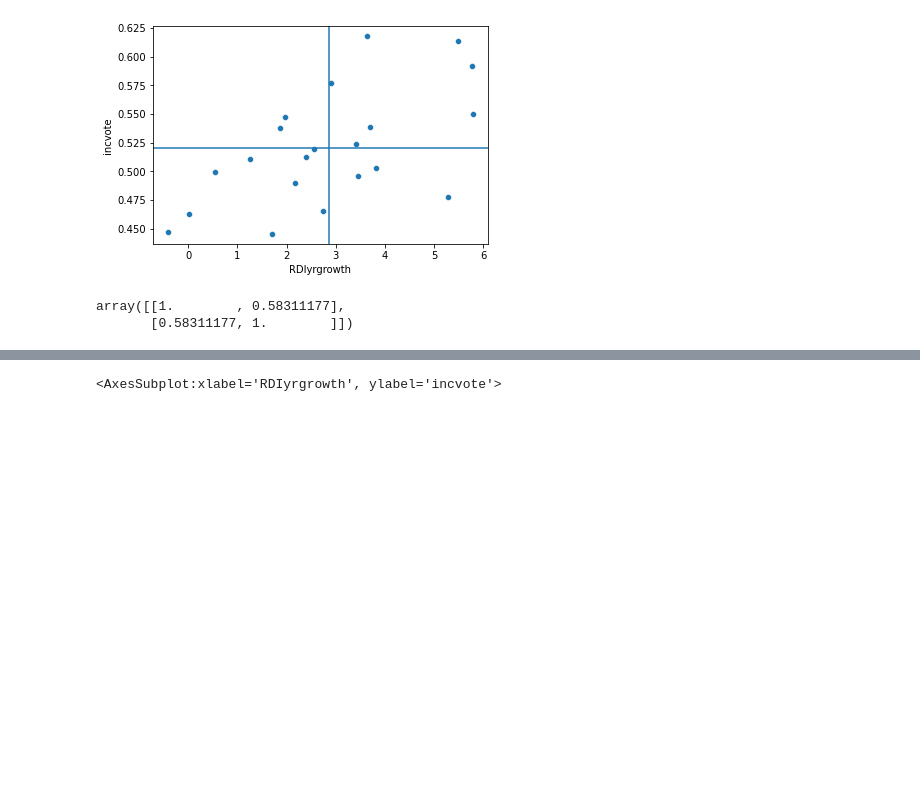
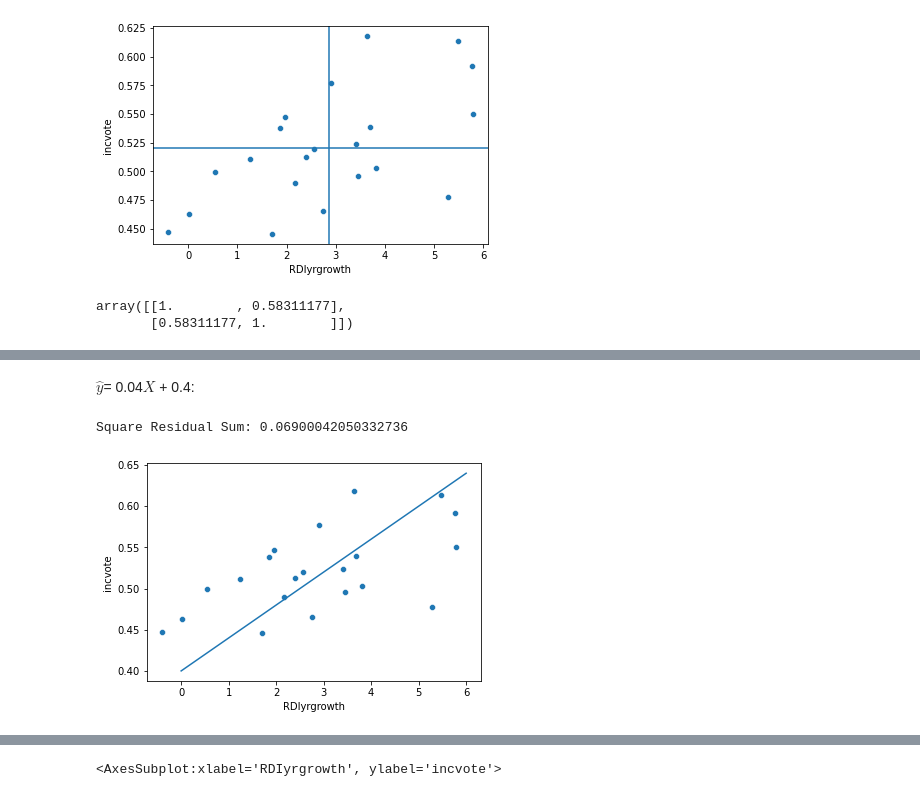
Before and after one commit to ds-modules/PS88-SP23-Public, a Jupyter notebook: week8/PS88-week8class.ipynb, the cells around one changed output, grey strips where cells are left out. Drawn from its saved outputs; the diff is of its cells as text; code cells hidden in the pictures; blank space fills up the shorter version.

```diff
--- a/week8/PS88-week8class.ipynb
+++ b/week8/PS88-week8class.ipynb
@@ -68,0 +91,6 @@ An easy way to add a regression line is to use the `regplot` function in seaborn
+# %%
+draw_line(.04, .4)
+# %% [output]
+$\hat y$= 0.04$X$ + 0.4:
+Square Residual Sum: 0.06900042050332736
+[figure, added]
```
Also changed, not shown: parts of 8 cells of this notebook.
